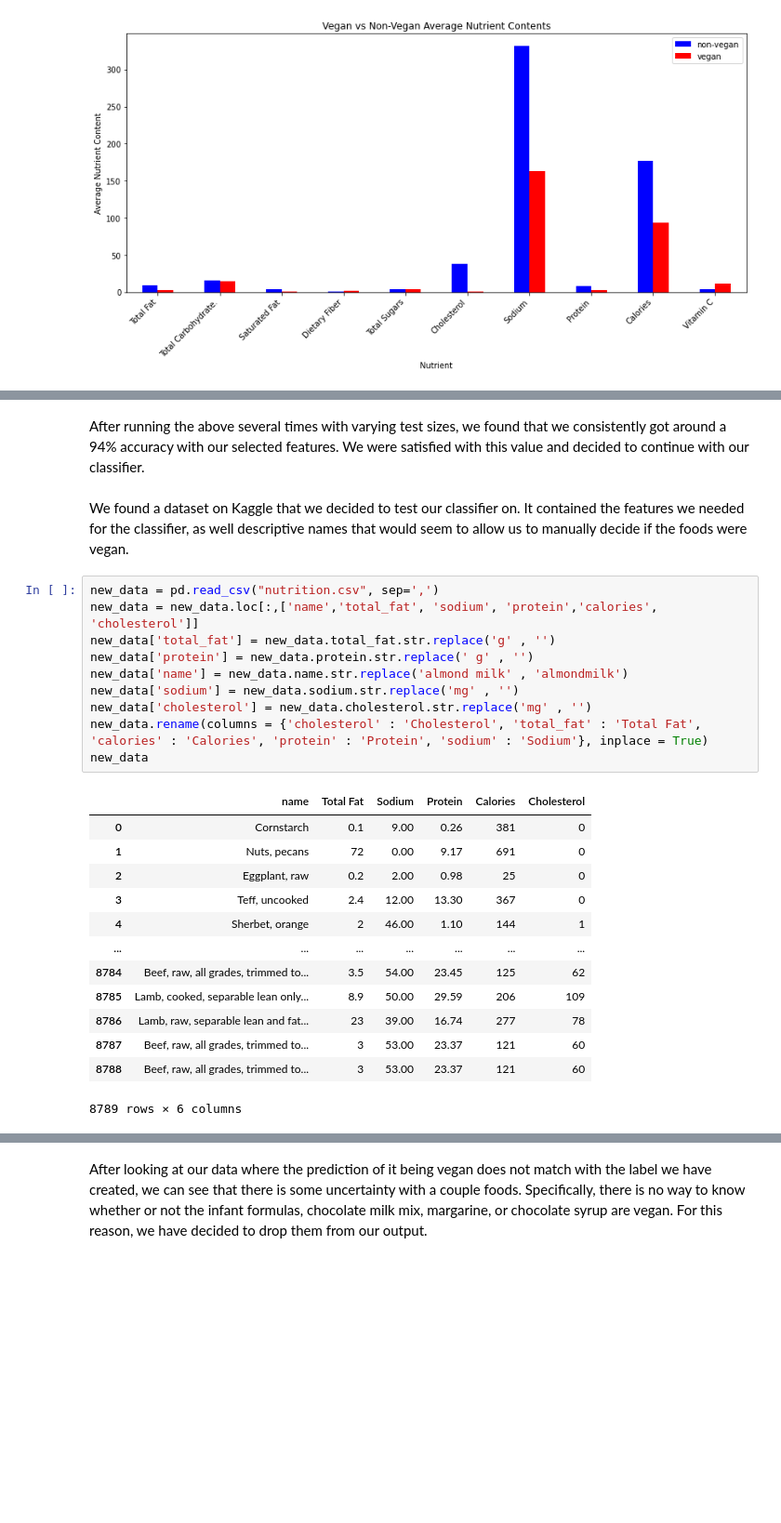
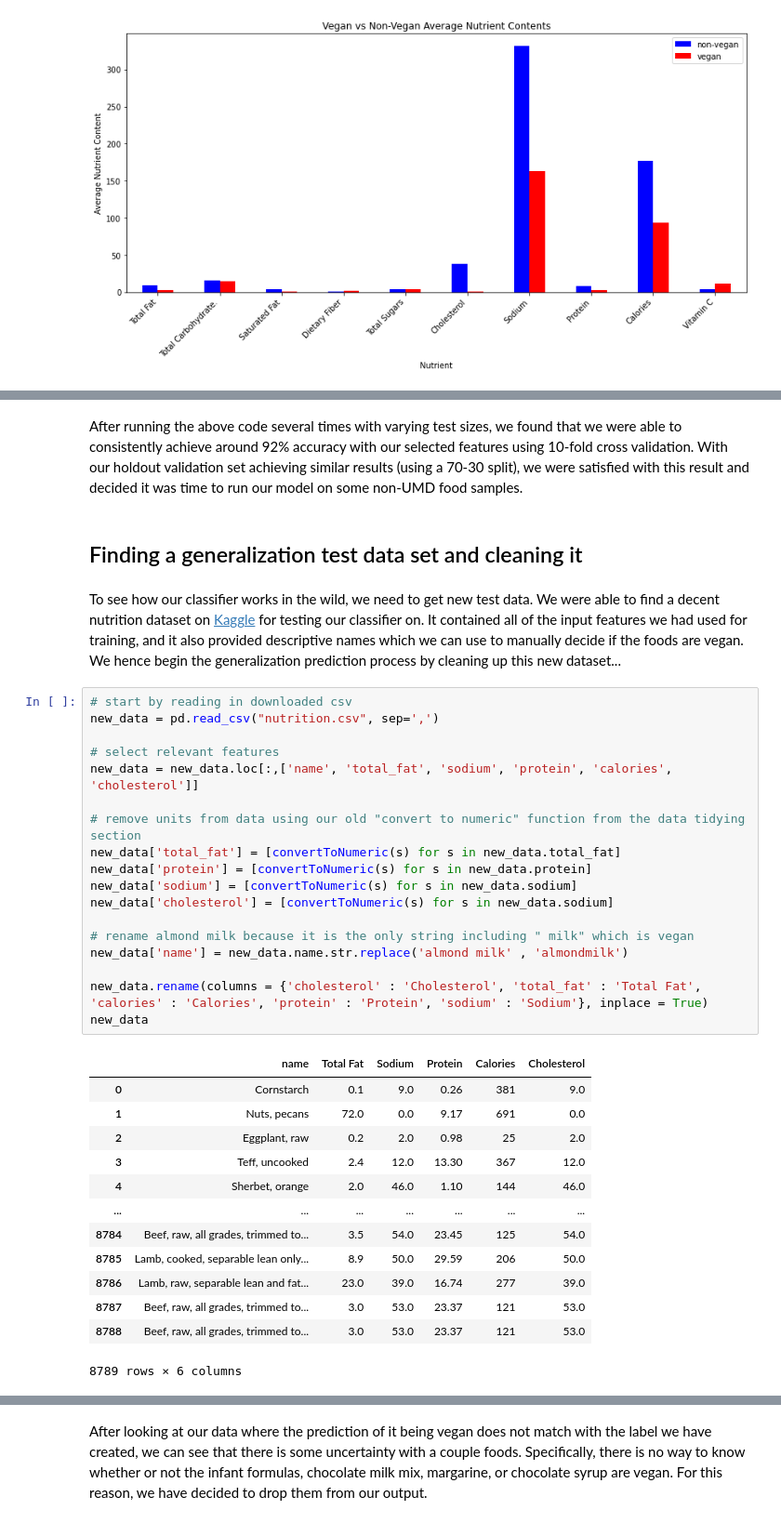
Before and after one commit to harlansgs/fall-2021-umd-dining-analysis, a Jupyter notebook: Meats at Maryland.ipynb, the cells around one changed output, grey strips where cells are left out. Shown at 93% size. Drawn from its saved outputs; the diff is of its cells as text; blank space fills up the shorter version.

```diff
--- a/Meats at Maryland.ipynb
+++ b/Meats at Maryland.ipynb
@@ -709,28 +734,38 @@ Accuracy:  0.9607843137254902
+# %% [markdown]
+After running the above code several times with varying test sizes, we found that we were able to consistently achieve around 92% accuracy with our selected features using 10-fold cross validation. With our holdout validation set achieving similar results (using a 70-30 split), we were satisfied with this result and decided it was time to run our model on some non-UMD food samples.
 # %% [markdown]
-After running the above several times with varying test sizes, we found that we consistently got around a 94% accuracy with our selected features. We were satisfied with this value and decided to continue with our classifier.
+## Finding a generalization test data set and cleaning it
 # %% [markdown]
-We found a dataset on Kaggle that we decided to test our classifier on. It contained the features we needed for the classifier, as well descriptive names that would seem to allow us to manually decide if the foods were vegan.
+To see how our classifier works in the wild, we need to get new test data. We were able to find a decent nutrition dataset on [Kaggle](https://www.kaggle.com/trolukovich/nutritional-values-for-common-foods-and-products) for testing our classifier on. It contained all of the input features we had used for training, and it also provided descriptive names which we can use to manually decide if the foods are vegan. We hence begin the generalization prediction process by cleaning up this new dataset...
 # %%
+# start by reading in downloaded csv
 new_data = pd.read_csv("nutrition.csv", sep=',')
-new_data = new_data.loc[:,['name','total_fat', 'sodium', 'protein','calories', 'cholesterol']]
-new_data['total_fat'] = new_data.total_fat.str.replace('g' , '')
-new_data['protein'] = new_data.protein.str.replace(' g' , '')
+
+# select relevant features
+new_data = new_data.loc[:,['name', 'total_fat', 'sodium', 'protein', 'calories', 'cholesterol']]
+
+# remove units from data using our old "convert to numeric" function from the data tidying section
+new_data['total_fat'] = [convertToNumeric(s) for s in new_data.total_fat]
+new_data['protein'] = [convertToNumeric(s) for s in new_data.protein]
+new_data['sodium'] = [convertToNumeric(s) for s in new_data.sodium]
+new_data['cholesterol'] = [convertToNumeric(s) for s in new_data.sodium]
+
+# rename almond milk because it is the only string including " milk" which is vegan
 new_data['name'] = new_data.name.str.replace('almond milk' , 'almondmilk')
-new_data['sodium'] = new_data.sodium.str.replace('mg' , '')
-new_data['cholesterol'] = new_data.cholesterol.str.replace('mg' , '')
+
 new_data.rename(columns = {'cholesterol' : 'Cholesterol', 'total_fat' : 'Total Fat', 'calories' : 'Calories', 'protein' : 'Protein', 'sodium' : 'Sodium'}, inplace = True)
 new_data
 # %% [output]
 |  | name | Total Fat | Sodium | Protein | Calories | Cholesterol |
-| 0 | Cornstarch | 0.1 | 9.00 | 0.26 | 381 | 0 |
-| 1 | Nuts, pecans | 72 | 0.00 | 9.17 | 691 | 0 |
-| 2 | Eggplant, raw | 0.2 | 2.00 | 0.98 | 25 | 0 |
-| 3 | Teff, uncooked | 2.4 | 12.00 | 13.30 | 367 | 0 |
-| 4 | Sherbet, orange | 2 | 46.00 | 1.10 | 144 | 1 |
+| 0 | Cornstarch | 0.1 | 9.0 | 0.26 | 381 | 9.0 |
+| 1 | Nuts, pecans | 72.0 | 0.0 | 9.17 | 691 | 0.0 |
+| 2 | Eggplant, raw | 0.2 | 2.0 | 0.98 | 25 | 2.0 |
+| 3 | Teff, uncooked | 2.4 | 12.0 | 13.30 | 367 | 12.0 |
+| 4 | Sherbet, orange | 2.0 | 46.0 | 1.10 | 144 | 46.0 |
 | ... | ... | ... | ... | ... | ... | ... |
-| 8784 | Beef, raw, all grades, trimmed to... | 3.5 | 54.00 | 23.45 | 125 | 62 |
-| 8785 | Lamb, cooked, separable lean only... | 8.9 | 50.00 | 29.59 | 206 | 109 |
-| 8786 | Lamb, raw, separable lean and fat... | 23 | 39.00 | 16.74 | 277 | 78 |
-| 8787 | Beef, raw, all grades, trimmed to... | 3 | 53.00 | 23.37 | 121 | 60 |
-| 8788 | Beef, raw, all grades, trimmed to... | 3 | 53.00 | 23.37 | 121 | 60 |
+| 8784 | Beef, raw, all grades, trimmed to... | 3.5 | 54.0 | 23.45 | 125 | 54.0 |
+| 8785 | Lamb, cooked, separable lean only... | 8.9 | 50.0 | 29.59 | 206 | 50.0 |
+| 8786 | Lamb, raw, separable lean and fat... | 23.0 | 39.0 | 16.74 | 277 | 39.0 |
+| 8787 | Beef, raw, all grades, trimmed to... | 3.0 | 53.0 | 23.37 | 121 | 53.0 |
+| 8788 | Beef, raw, all grades, trimmed to... | 3.0 | 53.0 | 23.37 | 121 | 53.0 |
 8789 rows × 6 columns
```
Also changed, not shown: parts of 27 cells of this notebook, 3 other files.
